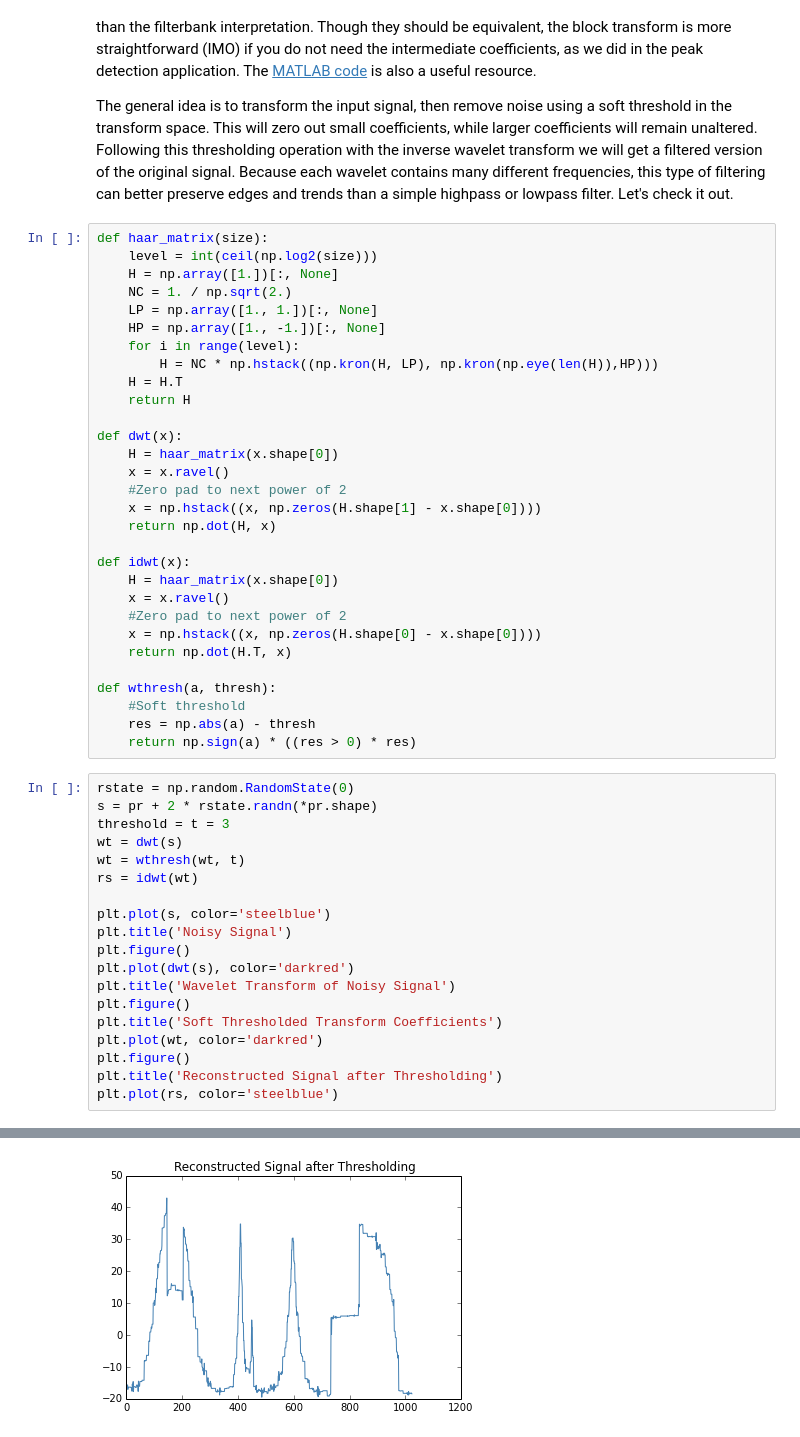
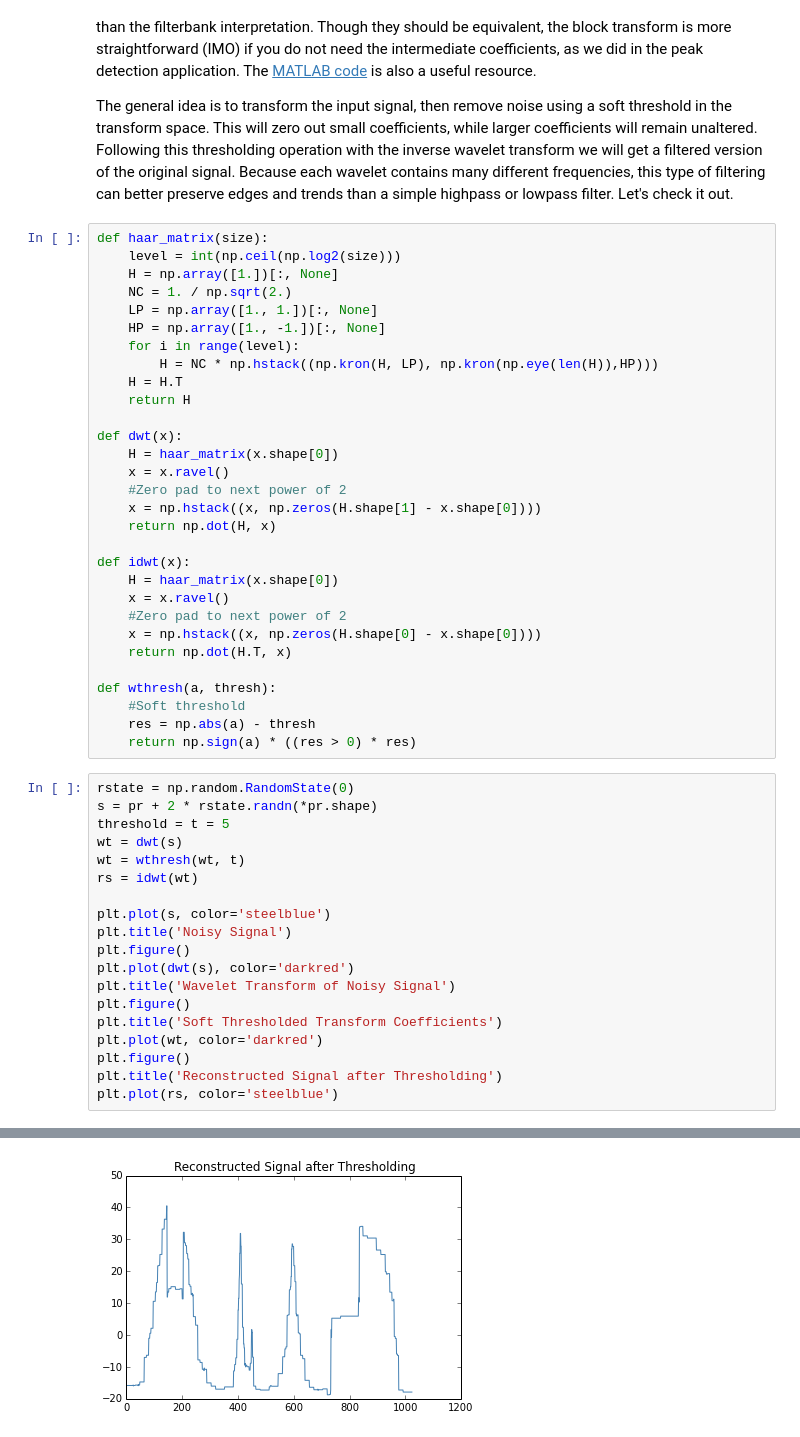
Before and after one commit to kastnerkyle/kastnerkyle.github.io-pelican, a Jupyter notebook: content/downloads/notebooks/dsp_wavelet_applications.ipynb, the cells around one changed output, grey strips where cells are left out. Drawn from its saved outputs; the diff is of its cells as text.

```diff
--- a/content/downloads/notebooks/dsp_wavelet_applications.ipynb
+++ b/content/downloads/notebooks/dsp_wavelet_applications.ipynb
@@ -202,7 +195,7 @@ To complete our tour of wavelets, it would be beneficial to show how wavelets ca
 The general idea is to transform the input signal, then remove noise using a soft threshold in the transform space. This will zero out small coefficients, while larger coefficients will remain unaltered. Following this thresholding operation with the inverse wavelet transform we will get a filtered version of the original signal. Because each wavelet contains many different frequencies, this type of filtering can better preserve edges and trends than a simple highpass or lowpass filter. Let's check it out.
 # %%
 def haar_matrix(size):
-    level = int(ceil(np.log2(size)))
+    level = int(np.ceil(np.log2(size)))
     H = np.array([1.])[:, None]
     NC = 1. / np.sqrt(2.)
     LP = np.array([1., 1.])[:, None]
@@ -233,26 +226,26 @@ def wthresh(a, thresh):
 # %%
 rstate = np.random.RandomState(0)
 s = pr + 2 * rstate.randn(*pr.shape)
-threshold = t = 3
+threshold = t = 5
 wt = dwt(s)
 wt = wthresh(wt, t)
 rs = idwt(wt)
 
 plt.plot(s, color='steelblue')
 plt.title('Noisy Signal')
 plt.figure()
 plt.plot(dwt(s), color='darkred')
 plt.title('Wavelet Transform of Noisy Signal')
 plt.figure()
 plt.title('Soft Thresholded Transform Coefficients')
 plt.plot(wt, color='darkred')
 plt.figure()
 plt.title('Reconstructed Signal after Thresholding')
 plt.plot(rs, color='steelblue')
 # %% [output]
 [<matplotlib.lines.Line2D at 0x...>]
 [figure]
 [figure]
 [figure]
-[figure, old version]
+[figure, new version]
 # %% [markdown]
```
Also changed, not shown: parts of 5 cells of this notebook, 4 other files.
